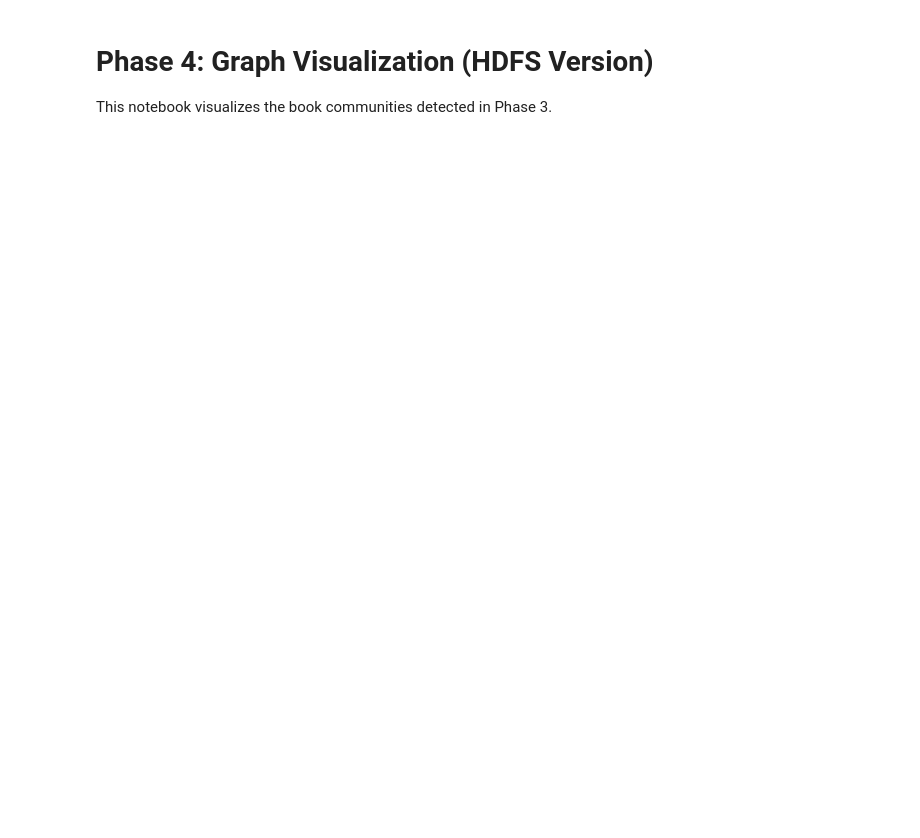
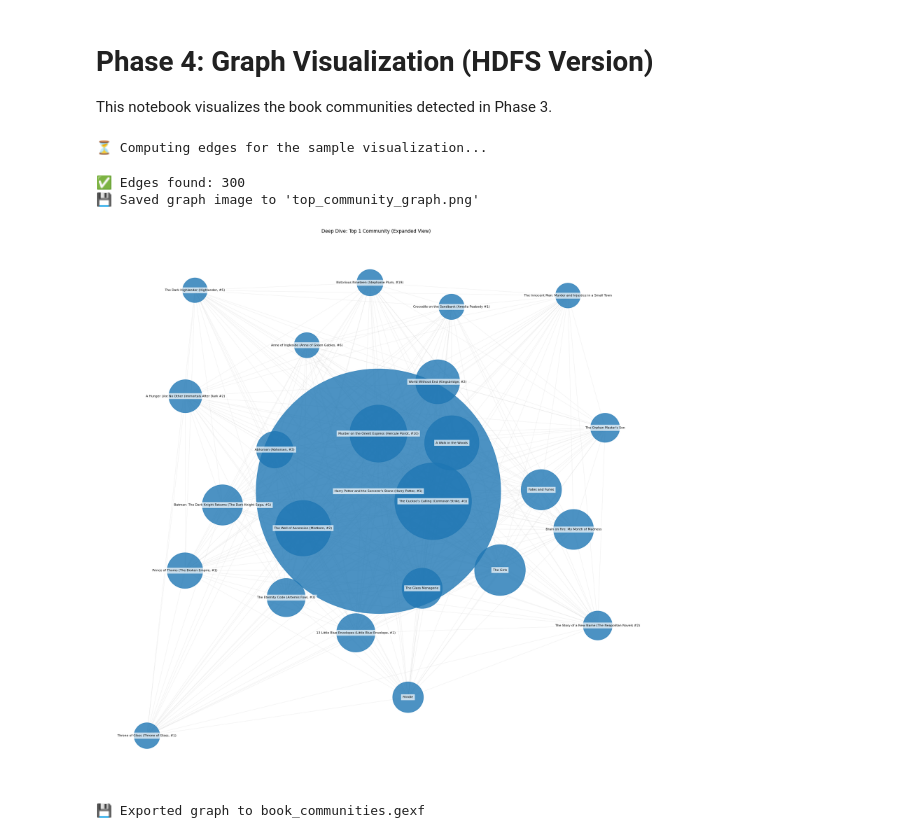
Before and after one commit to minion26/books_reviews_analyzer, a Jupyter notebook: Oana/05_graph_visualization.ipynb, the cells around one changed output. Cells and saved outputs as stored; diff of their text form; code cells hidden in the pictures; blank space fills up the shorter version.

Commit message:
added space between  nodes

```diff
--- a/Oana/05_graph_visualization.ipynb
+++ b/Oana/05_graph_visualization.ipynb
@@ -11,7 +11,7 @@ from pyspark.sql.functions import col, count, desc, collect_list, struct
 
 # Configurable Limit for Visualization
 TOP_COMMUNITIES = 10
-NODES_PER_COMMUNITY = 25 # Reduced sample size per user request
+NODES_PER_COMMUNITY = 50 # Increase sample size since we are looking at only 1 community
 MAX_BOOKS_PER_USER_FILTER = 500 # Filter out noisy heavy readers
 # %%
 # Initialize Spark
@@ -124,7 +124,6 @@ if top_ids:
 # Visualization using NetworkX
 if not pdf_sample.empty:
     G = nx.Graph()
-    import numpy as np # Import locally for scale
 
     # Add nodes
     for _, row in pdf_sample.iterrows():
@@ -145,43 +144,54 @@ if not pdf_sample.empty:
         .count().withColumnRenamed("count", "weight")
 
     pdf_edges = df_edges_sample.toPandas()
     print(f"✅ Edges found: {len(pdf_edges)}")
 
     # Add edges to Graph
     for _, row in pdf_edges.iterrows():
         G.add_edge(row['src'], row['dst'], weight=row['weight'])
 
     # Drawing
     plt.figure(figsize=(20, 20))
 
-    # Use Spring Layout with HIGH 'k' to force nodes apart
-    # k=1.5 is much larger than default, pushing nodes to edges to reduce 'hairball' overlap
-    pos = nx.spring_layout(G, k=1.5, weight='weight', iterations=100, seed=42)
+    # Use Spring Layout with 'k' parameter to force nodes apart (Spreading them out)
+    # k = 1.5 => connected nodes are pushed apart more
+    pos = nx.spring_layout(G, k=0.3, iterations=100, seed=42)
 
-    # Logarithmic Node Size to prevent one giant node from hiding others
-    # Formula: base(300) + log(1 + popularity) * factor(300)
-    node_sizes = [300 + (np.log1p(G.nodes[n]['popularity']) * 300) for n in G.nodes()]
+    # Dynamic Node Size based on Popularity (Read Count) - Simple Scaling Request
+    node_sizes = [G.nodes[n]['popularity'] * 1.5 for n in G.nodes()] # Scale factor 1.5
+
+    # Fallback size if all are 0 or very small
+    if sum(node_sizes) == 0:
+        node_sizes = 200
 
     # Nodes
-    nx.draw_networkx_nodes(G, pos, node_size=node_sizes, node_color=pdf_sample['component'].astype(int), cmap=plt.cm.tab20, alpha=0.9)
+    nx.draw_networkx_nodes(G, pos, node_size=node_sizes, node_color=pdf_sample['component'].astype(int), cmap=plt.cm.tab20, alpha=0.8)
 
-    # Edges (Very transparent)
-    nx.draw_networkx_edges(G, pos, alpha=0.2, width=1.0)
+    # Edges (Very thin and transparent)
+    nx.draw_networkx_edges(G, pos, alpha=0.1, width=0.5)
 
-    # Labels
-    labels = {row['book_id']: row['title'] for _, row in pdf_sample.iterrows()}
-    nx.draw_networkx_labels(G, pos, labels, font_size=10, font_weight='bold', bbox=dict(facecolor='white', alpha=0.7, edgecolor='gray', boxstyle='round,pad=0.3'))
+    # Labels (only if not too many)
+    if len(G.nodes) < 150:
+        labels = {row['book_id']: row['title'] for _, row in pdf_sample.iterrows()}
+        # Draw labels with box and smaller font
+        nx.draw_networkx_labels(G, pos, labels, font_size=8, bbox=dict(facecolor='white', alpha=0.7, edgecolor='none'))
 
-    plt.title("Deep Dive: Top 1 Book Community (Top 25 Popular Books)")
+    plt.title("Deep Dive: Top 1 Community (Expanded View)")
     plt.axis('off')
     plt.tight_layout()
 
     # Save the plot as an image
     plt.savefig("top_community_graph.png", dpi=300, bbox_inches='tight')
     print("💾 Saved graph image to 'top_community_graph.png'")
 
     plt.show()
 
     # Export to GEXF for Gephi (Better for large graphs)
     nx.write_gexf(G, "book_communities.gexf")
     print("💾 Exported graph to book_communities.gexf")
+# %% [output]
+⏳ Computing edges for the sample visualization...
+✅ Edges found: 300
+💾 Saved graph image to 'top_community_graph.png'
+[figure, added]
+💾 Exported graph to book_communities.gexf
```
Also changed, not shown: parts of 1 cell of this notebook, 1 other file.
